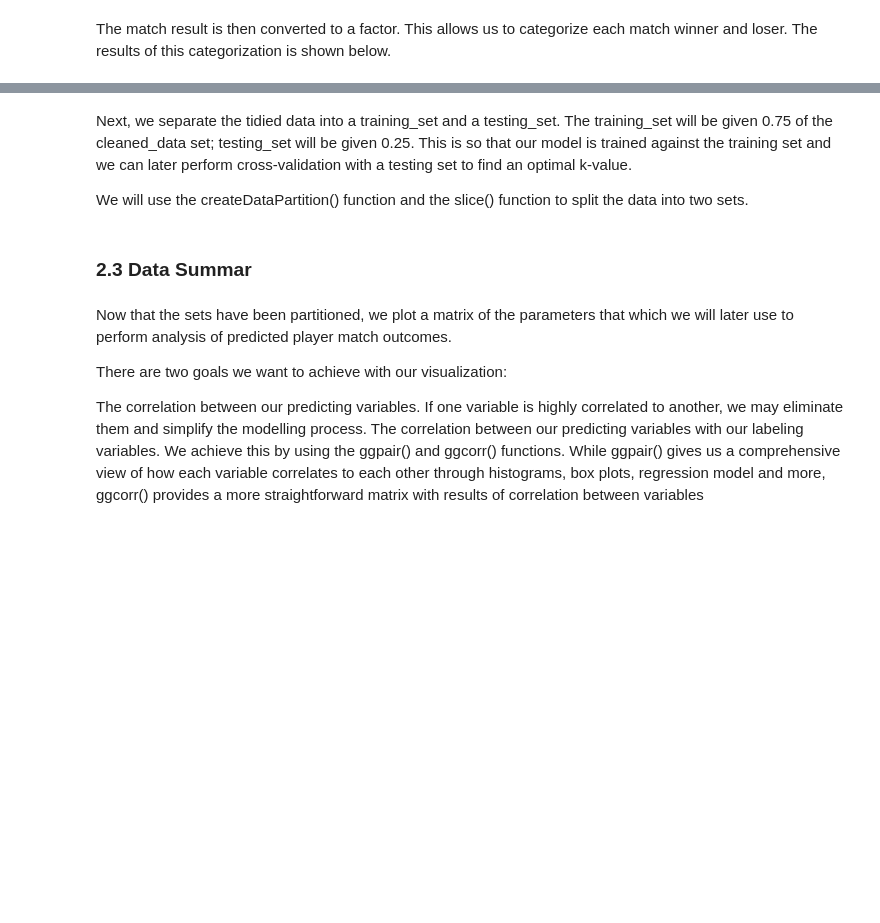
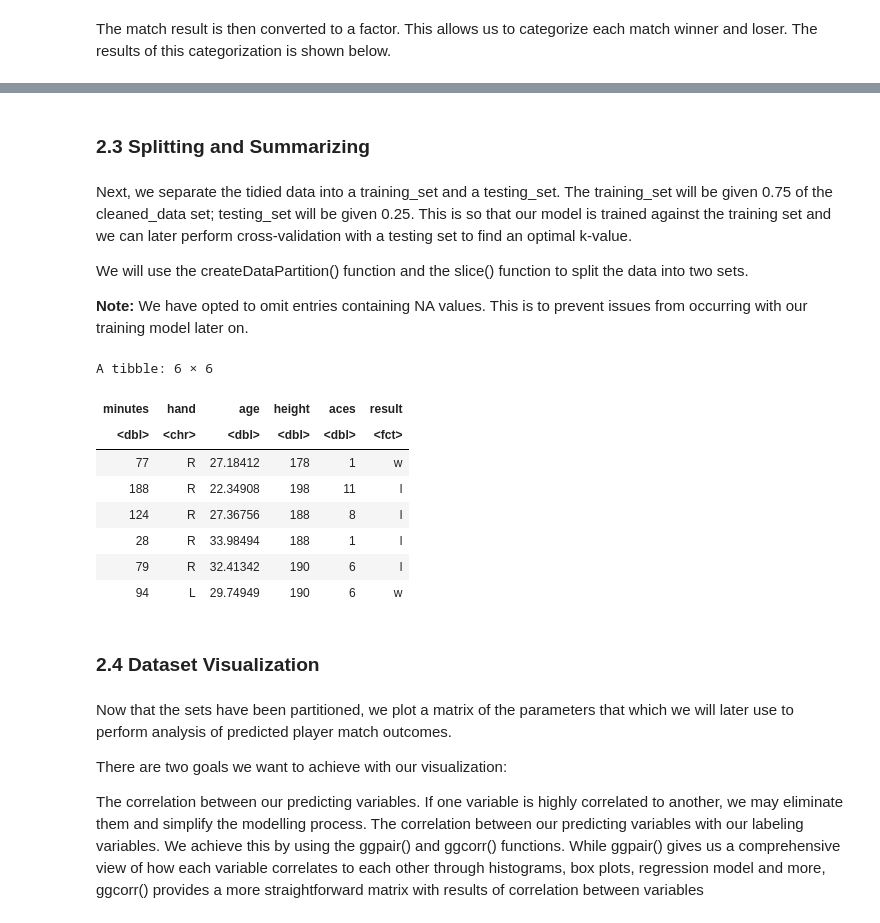
Before and after one commit to NicTavares/dsci100project, a Jupyter notebook: Report.ipynb, the cells around one changed output, grey strips where cells are left out. Drawn from its saved outputs; the diff is of its cells as text; code cells hidden in the pictures; blank space fills up the shorter version.

```diff
--- a/Report.ipynb
+++ b/Report.ipynb
@@ -98,19 +104,34 @@ A tibble: 6 × 6
+# %% [markdown]
+### 2.3 Splitting and Summarizing
 # %% [markdown]
 Next, we separate the tidied data into a training_set and a testing_set. The training_set will be given 0.75 of the cleaned_data set; testing_set will be given 0.25. This is so that our model is trained against the training set and we can later perform cross-validation with a testing set to find an optimal k-value.
 
 We will use the createDataPartition() function and the slice() function to split the data into two sets.
+
+**Note:** We have opted to omit entries containing NA values. This is to prevent issues from occurring with our training model later on.
 # %%
 set.seed(42)
 
 training_rows <- cleaned_data %>%
     select(result) %>%
     unlist() %>%
     createDataPartition (p = 0.75 , list = FALSE)
 
 training_set <- cleaned_data %>% slice (training_rows) %>% na.omit()
 testing_set <- cleaned_data %>% slice (-training_rows) %>% na.omit()
+head(training_set)
+# %% [output]
+A tibble: 6 × 6
+| minutes | hand | age | height | aces | result |
+| <dbl> | <chr> | <dbl> | <dbl> | <dbl> | <fct> |
+| 77 | R | 27.18412 | 178 | 1 | w |
+| 188 | R | 22.34908 | 198 | 11 | l |
+| 124 | R | 27.36756 | 188 | 8 | l |
+| 28 | R | 33.98494 | 188 | 1 | l |
+| 79 | R | 32.41342 | 190 | 6 | l |
+| 94 | L | 29.74949 | 190 | 6 | w |
-# %% [markdown]
-### 2.3 Data Summar
+# %% [markdown]
+### 2.4 Dataset Visualization
 # %% [markdown]
 Now that the sets have been partitioned, we plot a matrix of the parameters that which we will later use to perform analysis of predicted player match outcomes.
 
```
Also changed, not shown: parts of 12 cells of this notebook.
